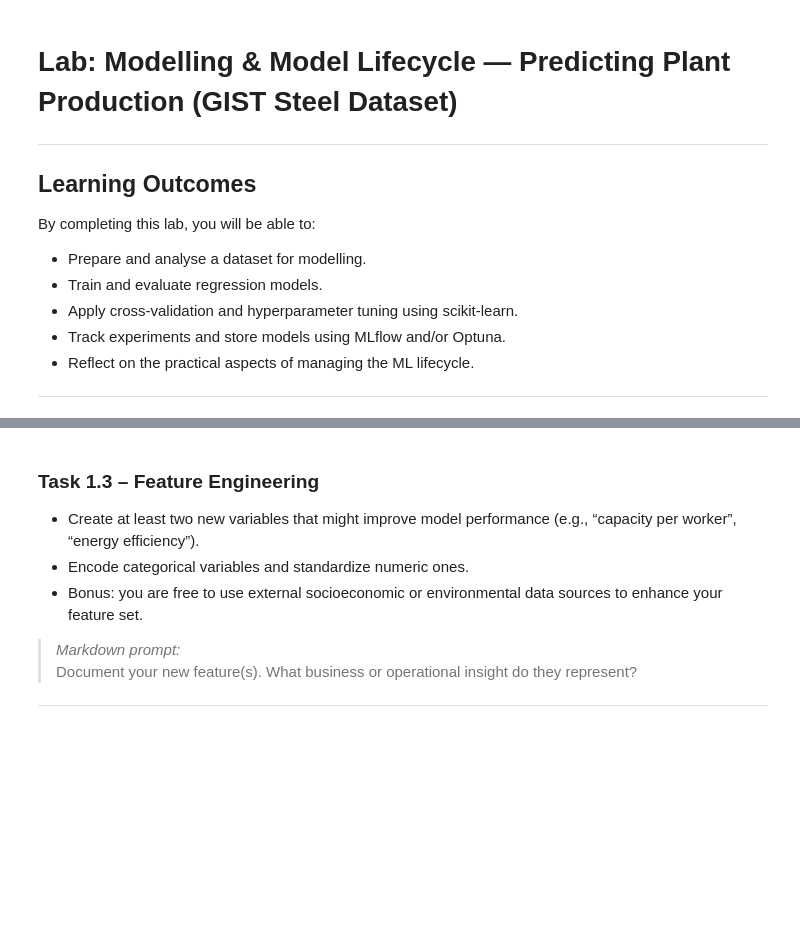
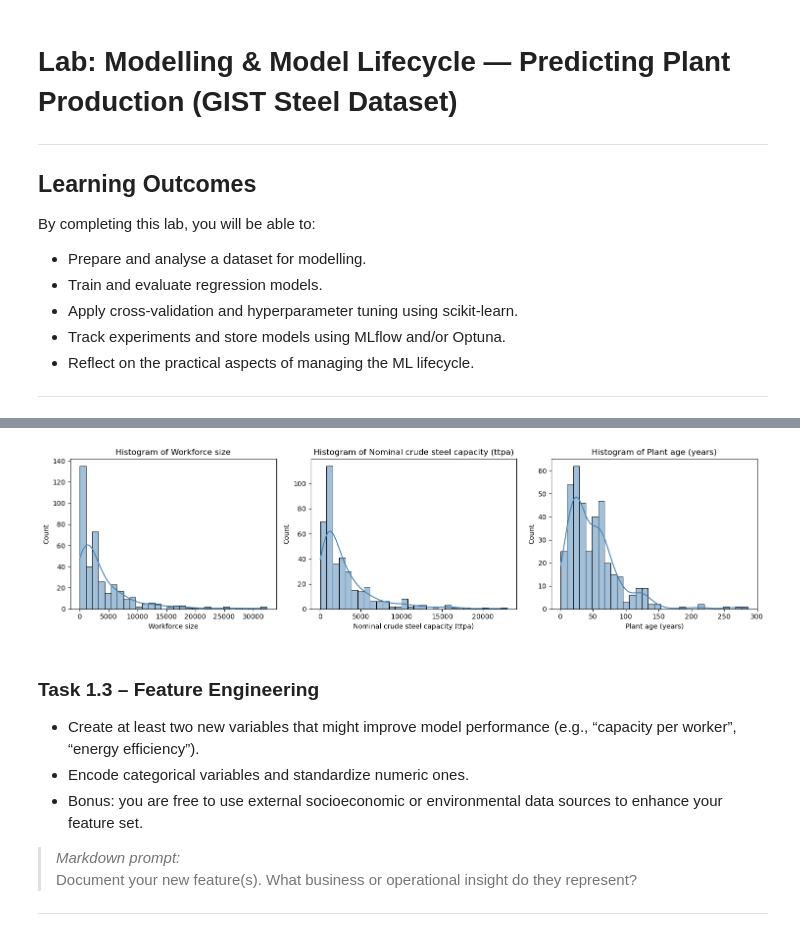
Before and after one commit to Vincksi/Climate-Risks, a Jupyter notebook: Lab2 - Modelling & Model Lifecycle/plant_production_predictions.ipynb, the cells around one changed output, grey strips where cells are left out. Drawn from its saved outputs; the diff is of its cells as text; code cells hidden in the pictures; blank space fills up the shorter version.

```diff
--- a/Lab2 - Modelling & Model Lifecycle/plant_production_predictions.ipynb
+++ b/Lab2 - Modelling & Model Lifecycle/plant_production_predictions.ipynb
@@ -73,0 +388,7 @@ Explain your cleaning choices. Why did you treat the missing or skewed data in t
+# %%
+# Select only numeric columns
+numeric_cols = crude_steel_plants.select_dtypes(include='number').columns.tolist()
+
+# Basic summary to detect extreme values
+summary = crude_steel_plants[numeric_cols].describe()
+summary
@@ -73,0 +405,12 @@ Explain your cleaning choices. Why did you treat the missing or skewed data in t
+# %%
+from scipy import stats
+import numpy as np
+
+z_scores = np.abs(stats.zscore(crude_steel_plants[numeric_cols], nan_policy='omit'))
+outlier_mask = (z_scores > 3)  # z-score threshold for outliers
+
+# Total number of outliers per column
+outliers_z = (outlier_mask.sum(axis=0))
+print("Outliers detected using Z-score > 3: \n")
+for col, count in zip(numeric_cols, outliers_z):
+    print(f"{col}: {count}")
@@ -74,3 +433,28 @@ Explain your cleaning choices. Why did you treat the missing or skewed data in t
+# %%
+import matplotlib.pyplot as plt
+import seaborn as sns
+
+# Columns to plot
+columns_to_plot = [
+    "Workforce size",
+    "Nominal crude steel capacity (ttpa)",
+    "Plant age (years)"
+]
+
+# Create histograms
+plt.figure(figsize=(15, 4))
+
+for i, col in enumerate(columns_to_plot, 1):
+    plt.subplot(1, len(columns_to_plot), i)
+    sns.histplot(crude_steel_plants[col], bins=30, kde=True, color='steelblue')
+    plt.title(f'Histogram of {col}')
+    plt.xlabel(col)
+    plt.ylabel('Count')
+
+plt.tight_layout()
+plt.show()
+# %% [output]
+[figure, added]
 # %% [markdown]
 
 
```
Also changed, not shown: parts of 32 cells of this notebook.
